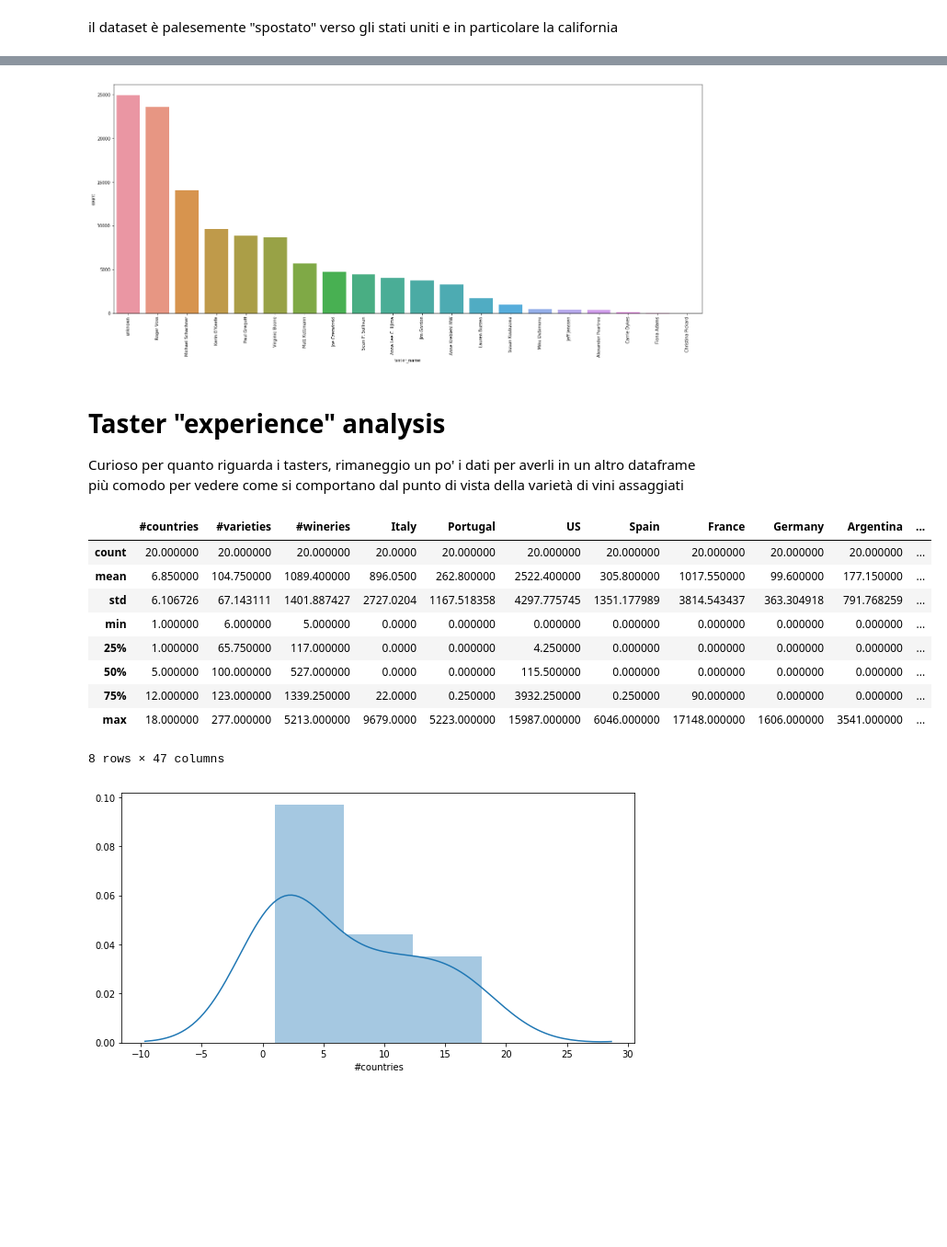
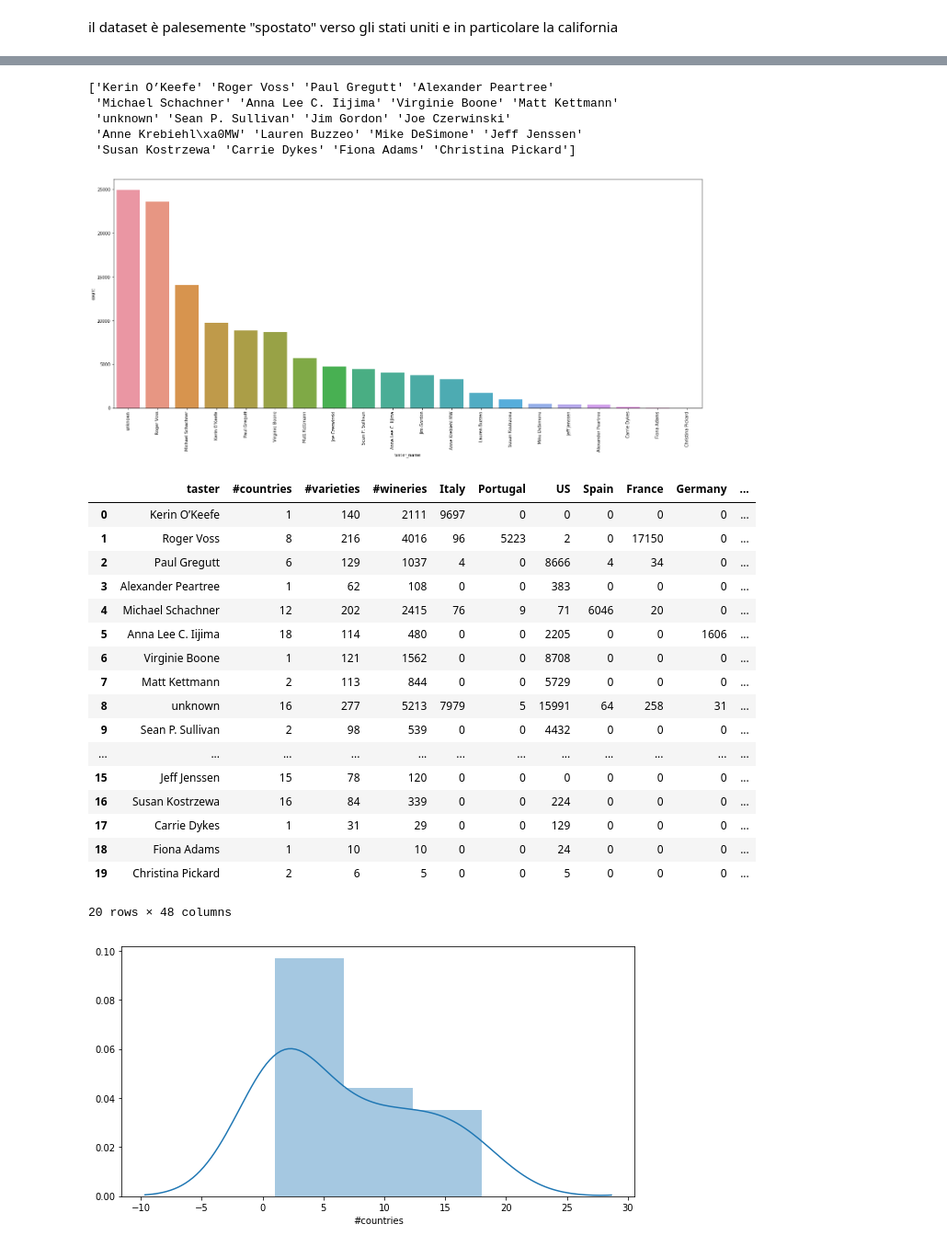
Before and after one commit to Gneur11/bda, a Jupyter notebook: Wine Dataset.ipynb, the cells around one changed output, grey strips where cells are left out. Shown at 92% size. Drawn from its saved outputs; the diff is of its cells as text; code cells hidden in the pictures; blank space fills up the shorter version.

```diff
--- a/Wine Dataset.ipynb
+++ b/Wine Dataset.ipynb
@@ -87,0 +96,21 @@ array(['Nicosia 2013 Vulkà Bianco  (Etna)',
+# %%
+"""
+missingOnlyName = 0
+missingOnlyTwitter = 0
+missingBoth = 0
+lis = []
+for idx,row in data.iterrows():
+    #print(row["taster_name"])
+    if(pd.isnull(row["taster_name"]) and (not pd.isnull(row["taster_twitter_handle"]))):
+        missingOnlyName = missingOnlyName + 1
+    if(pd.isnull(row["taster_twitter_handle"]) and (not pd.isnull(row["taster_name"]))):
+        missingOnlyTwitter = missingOnlyTwitter + 1
+    if(pd.isnull(row["taster_name"]) and pd.isnull(row["taster_twitter_handle"])):
+        missingBoth = missingBoth + 1
+    couple = [row["taster_name"],row["taster_twitter_handle"]]
+    if not couple in lis:
+        lis.append(couple)
+print(missingOnlyName,missingOnlyTwitter,missingBoth)
+print(lis,len(lis))
+"""
+data.drop(["taster_twitter_handle"],axis=1,inplace=True)
@@ -88,3 +145,14 @@ array(['Nicosia 2013 Vulkà Bianco  (Etna)',
 # %%
 avgPriceWinery = data.groupby("winery")#.price.mean()
 #avgPriceWinery.get_group("1+1=3").price.mean()
+# %%
+data['price'] = data.apply(
+    lambda row: avgPriceWinery.get_group(row["winery"]).price.mean() if pd.isnull(row['price']) else row['price'],
+    axis=1
+)
+data["price"].fillna(data["price"].mean(),inplace=True)
+
+#prende solo recensioni con autore conosciuto, ha senso come cosa?
+#data.dropna(subset=["taster_name"],inplace=True)
+
+data.fillna("unknown",inplace=True)
@@ -269,0 +321,8 @@ il dataset è palesemente "spostato" verso gli stati uniti e in particolare la c
+# %%
+wineries = data.groupby(["winery"])
+d1 = pd.DataFrame({'mean_pts' : wineries["points"].mean(), "mean_price": wineries["price"].mean(),
+                   "reviews_number": wineries["description"].nunique(), "variety_number":wineries["variety"].nunique(),
+                  "varieties":wineries["variety"].unique().tolist()}
+                 ).reset_index()
+res = d1.sort_values(["reviews_number","mean_pts"],ascending=False)
+res
@@ -270,13 +372,16 @@ il dataset è palesemente "spostato" verso gli stati uniti e in particolare la c
 # %%
 testers = data.groupby("taster_name").filter(lambda x: len(x)>0) #> tot perchè così prende i paesi un po' più interessanti visti i numeri
+print(testers["taster_name"].unique())
 testerInfo = testers['taster_name'].value_counts().index.tolist()
 fig, ax = plt.subplots(figsize = (25, 10))
 sns.countplot(x = testers['taster_name'], order = testerInfo, ax = ax)
 plt.xticks(rotation = 90)
 plt.show()
 # %% [output]
+['Kerin O’Keefe' 'Roger Voss' 'Paul Gregutt' 'Alexander Peartree'
+ 'Michael Schachner' 'Anna Lee C. Iijima' 'Virginie Boone' 'Matt Kettmann'
+ 'unknown' 'Sean P. Sullivan' 'Jim Gordon' 'Joe Czerwinski'
+ 'Anne Krebiehl\xa0MW' 'Lauren Buzzeo' 'Mike DeSimone' 'Jeff Jenssen'
+ 'Susan Kostrzewa' 'Carrie Dykes' 'Fiona Adams' 'Christina Pickard']
 [figure]
-# %% [markdown]
-# **Taster "experience" analysis**
-Curioso per quanto riguarda i tasters, rimaneggio un po' i dati per averli in un altro dataframe più comodo per vedere come si comportano dal punto di vista della varietà di vini assaggiati
 # %%
@@ -286,33 +392,42 @@ countries = data["country"].unique().tolist()
 # %%
 countriesTasted = []
 for r in reviewers:
     d1 = data[data["taster_name"] == r]
     temp = dict(d1["country"].value_counts())
     wines = d1["variety"].unique().tolist()
     wineries = d1["winery"].unique().tolist()
     countriesTasted.append([r,temp,wines,wineries])
 #countriesTasted
 stacked = pd.DataFrame(columns = ["taster","#countries","#varieties","#wineries"]+countries)
 for i in range(0,len(countriesTasted)):
     stacked.loc[i,"taster"] = (countriesTasted[i][0])
     stacked.loc[i,"#countries"] = len(countriesTasted[i][1])
     stacked.loc[i,"#varieties"] = len(countriesTasted[i][2])
     stacked.loc[i,"#wineries"] = len(countriesTasted[i][3])
     for c in countriesTasted[i][1]:
         stacked.loc[i,c] = countriesTasted[i][1][c]
 stacked = stacked.fillna(0)
-stacked.describe()
+stacked
+#stacked.describe()
 # %% [output]
-|  | #countries | #varieties | #wineries | Italy | Portugal | US | Spain | France | Germany | Argentina | ... |
-| count | 20.000000 | 20.000000 | 20.000000 | 20.0000 | 20.000000 | 20.000000 | 20.000000 | 20.000000 | 20.000000 | 20.000000 | ... |
-| mean | 6.850000 | 104.750000 | 1089.400000 | 896.0500 | 262.800000 | 2522.400000 | 305.800000 | 1017.550000 | 99.600000 | 177.150000 | ... |
-| std | 6.106726 | 67.143111 | 1401.887427 | 2727.0204 | 1167.518358 | 4297.775745 | 1351.177989 | 3814.543437 | 363.304918 | 791.768259 | ... |
-| min | 1.000000 | 6.000000 | 5.000000 | 0.0000 | 0.000000 | 0.000000 | 0.000000 | 0.000000 | 0.000000 | 0.000000 | ... |
-| 25% | 1.000000 | 65.750000 | 117.000000 | 0.0000 | 0.000000 | 4.250000 | 0.000000 | 0.000000 | 0.000000 | 0.000000 | ... |
-| 50% | 5.000000 | 100.000000 | 527.000000 | 0.0000 | 0.000000 | 115.500000 | 0.000000 | 0.000000 | 0.000000 | 0.000000 | ... |
-| 75% | 12.000000 | 123.000000 | 1339.250000 | 22.0000 | 0.250000 | 3932.250000 | 0.250000 | 90.000000 | 0.000000 | 0.000000 | ... |
-| max | 18.000000 | 277.000000 | 5213.000000 | 9679.0000 | 5223.000000 | 15987.000000 | 6046.000000 | 17148.000000 | 1606.000000 | 3541.000000 | ... |
+|  | taster | #countries | #varieties | #wineries | Italy | Portugal | US | Spain | France | Germany | ... |
+| 0 | Kerin O’Keefe | 1 | 140 | 2111 | 9697 | 0 | 0 | 0 | 0 | 0 | ... |
+| 1 | Roger Voss | 8 | 216 | 4016 | 96 | 5223 | 2 | 0 | 17150 | 0 | ... |
+| 2 | Paul Gregutt | 6 | 129 | 1037 | 4 | 0 | 8666 | 4 | 34 | 0 | ... |
+| 3 | Alexander Peartree | 1 | 62 | 108 | 0 | 0 | 383 | 0 | 0 | 0 | ... |
+| 4 | Michael Schachner | 12 | 202 | 2415 | 76 | 9 | 71 | 6046 | 20 | 0 | ... |
+| 5 | Anna Lee C. Iijima | 18 | 114 | 480 | 0 | 0 | 2205 | 0 | 0 | 1606 | ... |
+| 6 | Virginie Boone | 1 | 121 | 1562 | 0 | 0 | 8708 | 0 | 0 | 0 | ... |
+| 7 | Matt Kettmann | 2 | 113 | 844 | 0 | 0 | 5729 | 0 | 0 | 0 | ... |
+| 8 | unknown | 16 | 277 | 5213 | 7979 | 5 | 15991 | 64 | 258 | 31 | ... |
+| 9 | Sean P. Sullivan | 2 | 98 | 539 | 0 | 0 | 4432 | 0 | 0 | 0 | ... |
+| ... | ... | ... | ... | ... | ... | ... | ... | ... | ... | ... | ... |
+| 15 | Jeff Jenssen | 15 | 78 | 120 | 0 | 0 | 0 | 0 | 0 | 0 | ... |
+| 16 | Susan Kostrzewa | 16 | 84 | 339 | 0 | 0 | 224 | 0 | 0 | 0 | ... |
+| 17 | Carrie Dykes | 1 | 31 | 29 | 0 | 0 | 129 | 0 | 0 | 0 | ... |
+| 18 | Fiona Adams | 1 | 10 | 10 | 0 | 0 | 24 | 0 | 0 | 0 | ... |
+| 19 | Christina Pickard | 2 | 6 | 5 | 0 | 0 | 5 | 0 | 0 | 0 | ... |
-8 rows × 47 columns
+20 rows × 48 columns
 # %%
 fig, ax = plt.subplots(figsize = (10, 5))
 ax = sns.distplot(stacked["#countries"])
```
Also changed, not shown: parts of 49 cells of this notebook.
